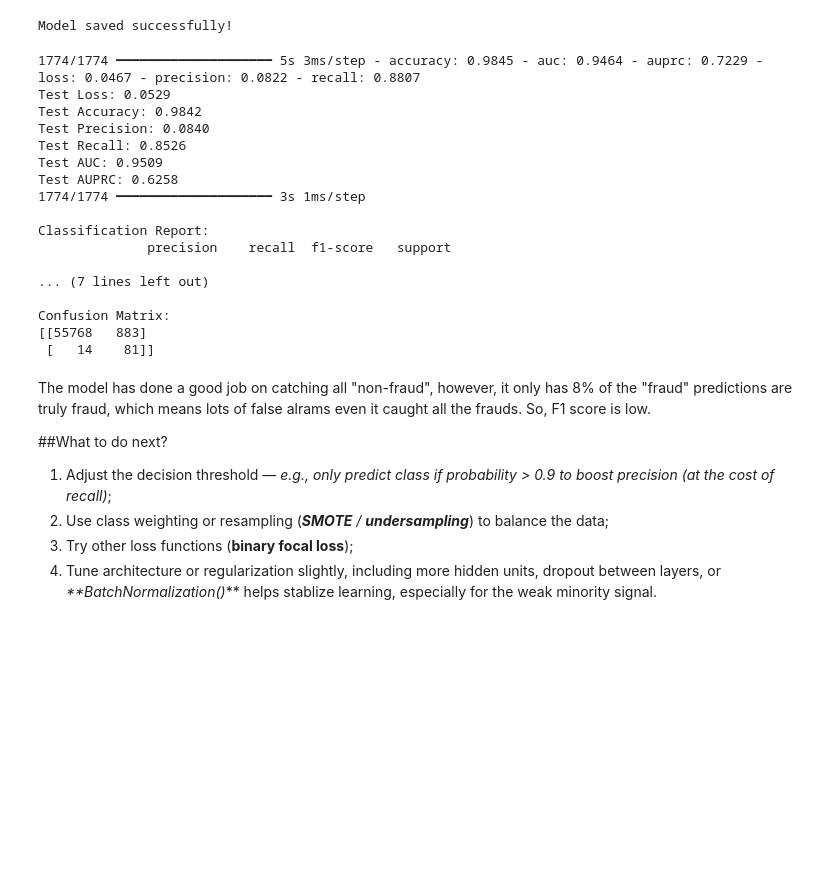
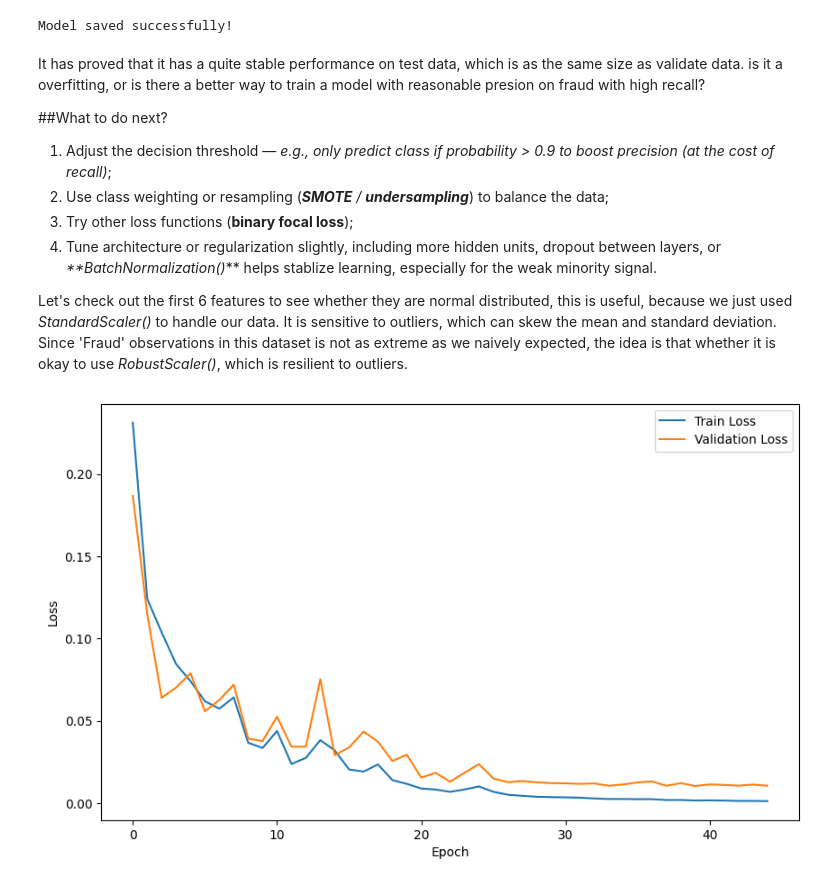
Before and after one commit to zcry332/Neural_Network, a Jupyter notebook: NN_BankingProject_G3.ipynb, the cells around one changed output. Drawn from its saved outputs; the diff is of its cells as text; code cells hidden in the pictures; blank space fills up the shorter version.

```diff
--- a/NN_BankingProject_G3.ipynb
+++ b/NN_BankingProject_G3.ipynb
@@ -251,3 +248,15 @@ def create_FFNN(input_dim):
+# %%
+# create the model
+def create_FFNN(input_dim):
+   # Creates a Feedforward Neural Network model.
+    model = keras.Sequential([
+        layers.Dense(64, activation=LeakyReLU(alpha=0.1), input_shape=(input_dim,)),
+        # layers.Dense(32, activation=LeakyReLU(alpha=0.01)),
+        layers.Dense(32, activation='linear'),
+        layers.Dense(16, activation='relu'),
+        layers.Dense(1, activation='sigmoid') # Changed to 1 neuron with sigmoid for binary classification
+    ])
+    return model
 # %%
 # Define callbacks
 early_stopping = EarlyStopping(monitor='val_loss', patience=5, restore_best_weights=True)
@@ -270,11 +279,10 @@ optimizer = tf.keras.optimizers.Adam(learning_rate=0.001)
 model.compile(optimizer=optimizer,
               loss='binary_crossentropy',
               metrics=[
-                  'accuracy',
                   tf.keras.metrics.Precision(name='precision'),
                   tf.keras.metrics.Recall(name='recall'),
                   tf.keras.metrics.AUC(curve='ROC', name='auc'),
-                  tf.keras.metrics.AUC(curve='PR', name='auprc'),
+                  tf.keras.metrics.AUC(curve='PR', name='auprc')
               ])
 
 model.summary()
@@ -283,8 +291,8 @@ model.summary()
 history = model.fit(
     X_train_scaled,
     y_train,
-    epochs=100,  # You can adjust the number of epochs
-    batch_size=32, # You can adjust the batch size
+    epochs=50,  # You can adjust the number of epochs
+    batch_size=128, # You can adjust the batch size
     validation_split=0.2, # Using a validation split for monitoring
     class_weight=class_weight_dict,
     callbacks=[early_stopping, reduce_lr]# Add class weights here
@@ -330,49 +396,30 @@ model.save('fraud_detection_model.keras')
 print("Model saved successfully!")
 # %% [output]
 Model saved successfully!
-# %%
-# Evaluate the model on the test set
-loss, accuracy, precision, recall, auc, auprc = model.evaluate(X_test_scaled, y_test)
-
-print(f"Test Loss: {loss:.4f}")
-print(f"Test Accuracy: {accuracy:.4f}")
-print(f"Test Precision: {precision:.4f}")
-print(f"Test Recall: {recall:.4f}")
-print(f"Test AUC: {auc:.4f}")
-print(f"Test AUPRC: {auprc:.4f}")
-
-# Generate predictions on the test set
-y_pred = (model.predict(X_test_scaled) > 0.5).astype("int32")
-
-# Display classification report and confusion matrix
-print("\nClassification Report:")
-print(classification_report(y_test, y_pred))
-
-print("\nConfusion Matrix:")
-print(confusion_matrix(y_test, y_pred))
-# %% [output]
-1774/1774 ━━━━━━━━━━━━━━━━━━━━ 5s 3ms/step - accuracy: 0.9845 - auc: 0.9464 - auprc: 0.7229 - loss: 0.0467 - precision: 0.0822 - recall: 0.8807
-Test Loss: 0.0529
-Test Accuracy: 0.9842
-Test Precision: 0.0840
-Test Recall: 0.8526
-Test AUC: 0.9509
-Test AUPRC: 0.6258
-1774/1774 ━━━━━━━━━━━━━━━━━━━━ 3s 1ms/step
-
-Classification Report:
-              precision    recall  f1-score   support
-
-... (7 lines left out)
-
-Confusion Matrix:
-[[55768   883]
- [   14    81]]
 # %% [markdown]
-The model has done a good job on catching all "non-fraud", however, it only has 8% of the "fraud" predictions are truly fraud, which means lots of false alrams even it caught all the frauds. So, F1 score is low.
+It has proved that it has a quite stable performance on test data, which is as the same size as validate data. is it a overfitting, or is there a better way to train a model with reasonable presion on fraud with high recall?
 
 ##What to do next?
 1. Adjust the decision threshold — _e.g., only predict class if probability > 0.9 to boost precision (at the cost of recall)_;
 2. Use class weighting or resampling (_**SMOTE** / **undersampling**_) to balance the data;
 3. Try other loss functions (**binary focal loss**);
 4. Tune architecture or regularization slightly, including more hidden units, dropout between layers, or _**BatchNormalization()_** helps stablize learning, especially for the weak minority signal.
+
+
+Let's check out the first 6 features to see whether they are normal distributed, this is useful, because we just used _StandardScaler()_ to handle our data. It is sensitive to outliers, which can skew the mean and standard deviation. Since 'Fraud' observations in this dataset is not as extreme as we naively expected, the idea is that whether it is okay to use _RobustScaler()_, which is resilient to outliers.
+# %%
+# check the loss in terms of training
+train_loss = history.history['loss']
+val_loss = history.history['val_loss']
+
+# plot the Loss to diagnose whether it is a overfitting
+plt.figure(figsize=(10,6))
+plt.plot(train_loss, label='Train Loss')
+plt.plot(val_loss, label='Validation Loss')
+plt.xlabel('Epoch')
+plt.ylabel('Loss')
+plt.legend()
+plt.show()
+# result seems quite health, the spike in epoch 14 may be a bad batch full of outliners
+# %% [output]
+[figure, added]
```
Also changed, not shown: parts of 40 cells of this notebook.
